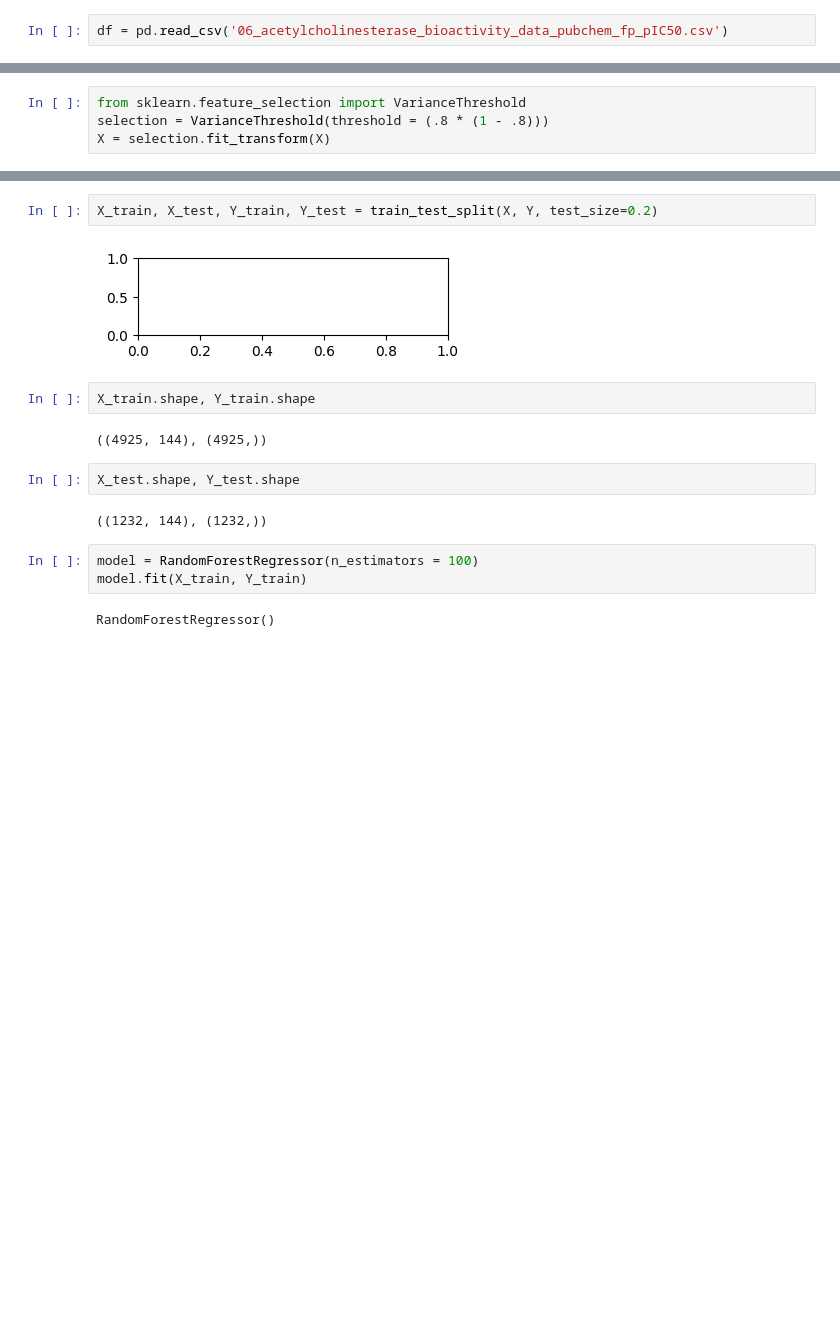
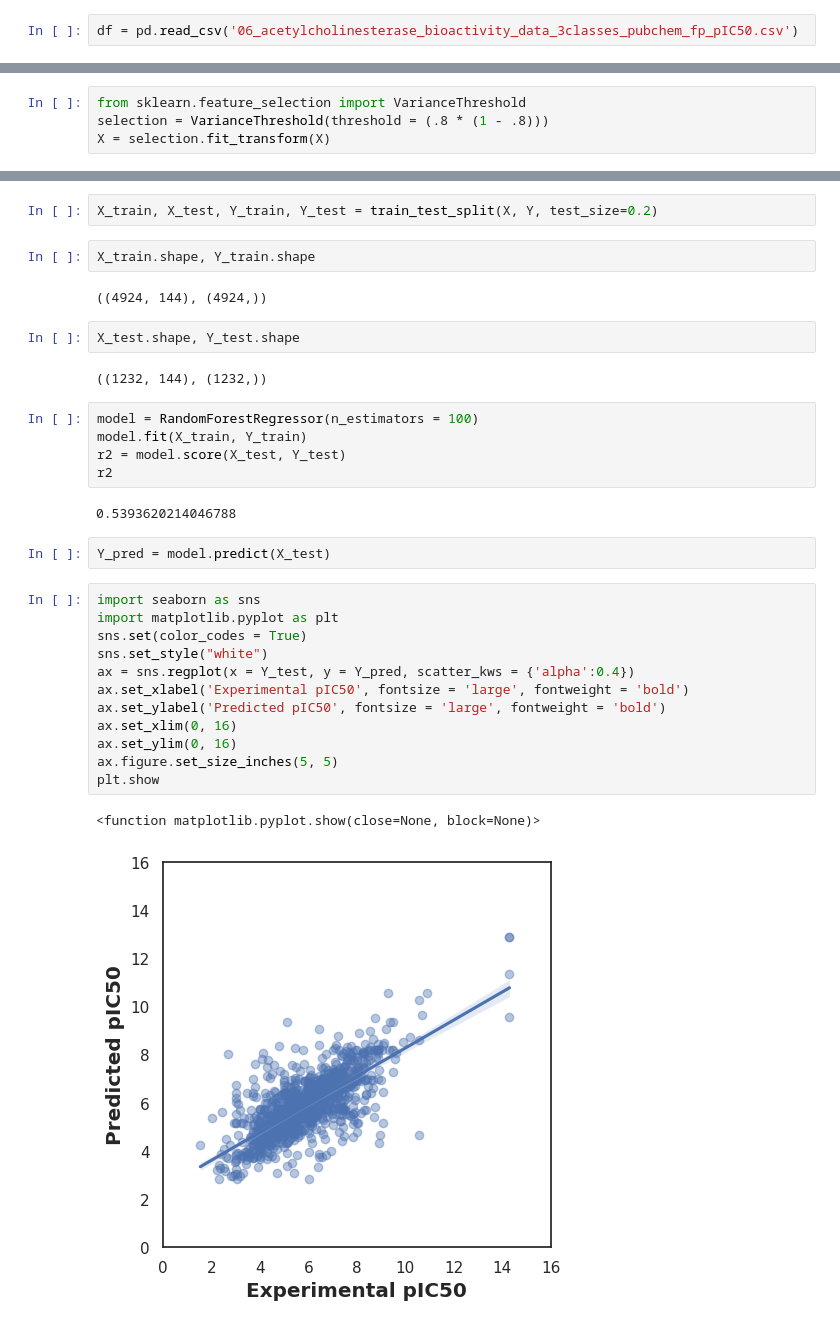
Before and after one commit to sandarnaing/tutorial, a Jupyter notebook: tutorial_1_dataprofessor/part_4_acetylcholinesterase_regression_random_forest_colab.ipynb, the cells around one changed output, grey strips where cells are left out. Saved outputs shown, nothing was run; the diff lists cells and outputs as text; blank space fills up the shorter version.

```diff
--- a/tutorial_1_dataprofessor/part_4_acetylcholinesterase_regression_random_forest_colab.ipynb
+++ b/tutorial_1_dataprofessor/part_4_acetylcholinesterase_regression_random_forest_colab.ipynb
@@ -6,2 +7,2 @@ from sklearn.ensemble import RandomForestRegressor
 # %%
-df = pd.read_csv('06_acetylcholinesterase_bioactivity_data_pubchem_fp_pIC50.csv')
+df = pd.read_csv('06_acetylcholinesterase_bioactivity_data_3classes_pubchem_fp_pIC50.csv')
@@ -26,11 +43,9 @@ X.shape
 # %%
 X_train, X_test, Y_train, Y_test = train_test_split(X, Y, test_size=0.2)
-# %% [output]
-[figure, removed]
 # %%
 X_train.shape, Y_train.shape
 # %% [output]
-((4925, 144), (4925,))
+((4924, 144), (4924,))
 # %%
 X_test.shape, Y_test.shape
 # %% [output]
@@ -38,5 +53,24 @@ X_test.shape, Y_test.shape
 # %%
 model = RandomForestRegressor(n_estimators = 100)
 model.fit(X_train, Y_train)
+r2 = model.score(X_test, Y_test)
+r2
 # %% [output]
-RandomForestRegressor()
+0.5393620214046788
+# %%
+Y_pred = model.predict(X_test)
+# %%
+import seaborn as sns
+import matplotlib.pyplot as plt
+sns.set(color_codes = True)
+sns.set_style("white")
+ax = sns.regplot(x = Y_test, y = Y_pred, scatter_kws = {'alpha':0.4})
+ax.set_xlabel('Experimental pIC50', fontsize = 'large', fontweight = 'bold')
+ax.set_ylabel('Predicted pIC50', fontsize = 'large', fontweight = 'bold')
+ax.set_xlim(0, 16)
+ax.set_ylim(0, 16)
+ax.figure.set_size_inches(5, 5)
+plt.show
+# %% [output]
+<function matplotlib.pyplot.show(close=None, block=None)>
+[figure, added]
```
Also changed, not shown: parts of 5 cells of this notebook.
